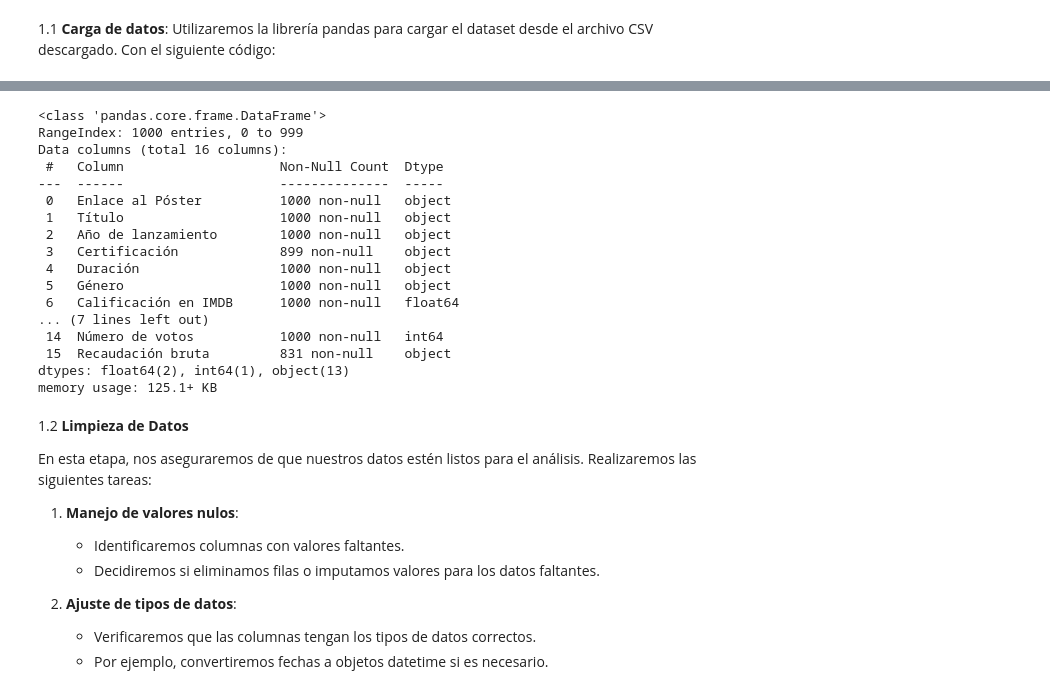
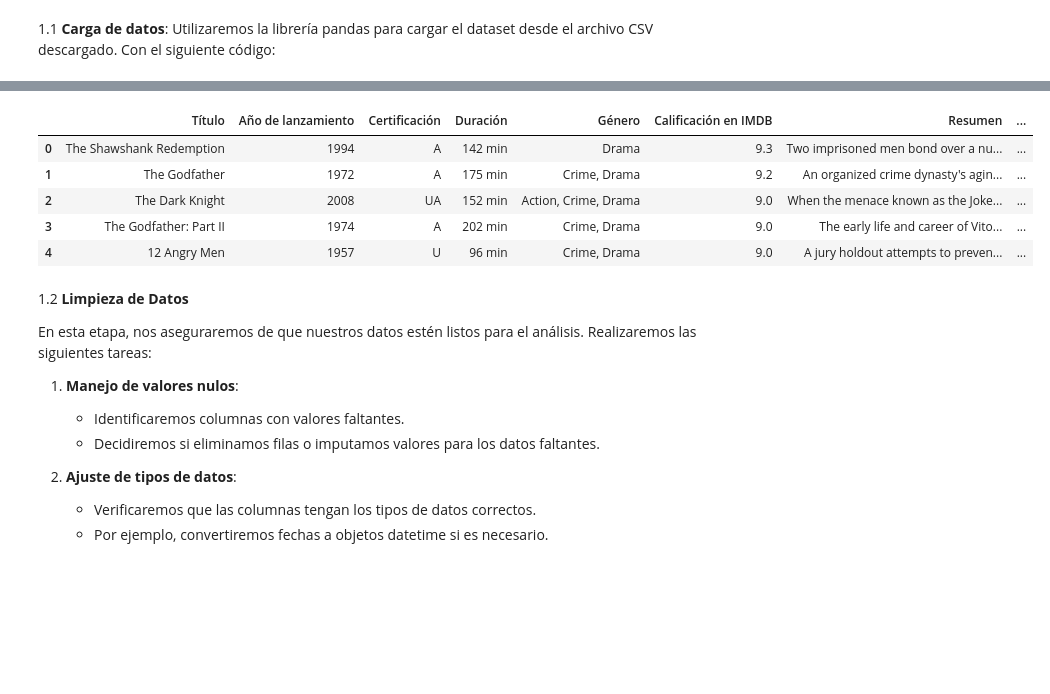
Before and after one commit to Dataniel31/Proyecto1-AnalisisDe-Pel-culasySeries-de-TVenIMDB, a Jupyter notebook: Proyecto1.ipynb, the cells around one changed output, grey strips where cells are left out. Drawn from its saved outputs; the diff is of its cells as text; code cells hidden in the pictures; blank space fills up the shorter version.

```diff
--- a/Proyecto1.ipynb
+++ b/Proyecto1.ipynb
@@ -43,36 +43,26 @@ df.head()
 | 3 | https://m.media-amazon.com/images... | The Godfather: Part II | 1974 | A | 202 min | Crime, Drama | 9.0 | The early life and career of Vito... | ... |
 | 4 | https://m.media-amazon.com/images... | 12 Angry Men | 1957 | U | 96 min | Crime, Drama | 9.0 | A jury holdout attempts to preven... | ... |
 # %%
-
-#Cambiar los encabezados de la tabla a español
+#Eliminamos las columnas que no necesitamos
+ColumnasA_eliminar= ['Poster_Link']
+df = df.drop(columns=ColumnasA_eliminar)
 df.columns = [
-    'Enlace al Póster', 'Título', 'Año de lanzamiento', 'Certificación',
+    'Título', 'Año de lanzamiento', 'Certificación',
     'Duración', 'Género', 'Calificación en IMDB', 'Resumen',
     'Puntuación en Metacritic', 'Director', 'Actor Principal 1',
     'Actor Principal 2', 'Actor Principal 3', 'Actor Principal 4',
     'Número de votos', 'Recaudación bruta'
 ]
 
-#Obtener el numero de filas no nulas y el tipo de dato
-df.info()
+
+df.head()
 # %% [output]
-<class 'pandas.core.frame.DataFrame'>
-RangeIndex: 1000 entries, 0 to 999
-Data columns (total 16 columns):
- #   Column                    Non-Null Count  Dtype
----  ------                    --------------  -----
- 0   Enlace al Póster          1000 non-null   object
- 1   Título                    1000 non-null   object
- 2   Año de lanzamiento        1000 non-null   object
- 3   Certificación             899 non-null    object
- 4   Duración                  1000 non-null   object
- 5   Género                    1000 non-null   object
- 6   Calificación en IMDB      1000 non-null   float64
-... (7 lines left out)
- 14  Número de votos           1000 non-null   int64
- 15  Recaudación bruta         831 non-null    object
-dtypes: float64(2), int64(1), object(13)
-memory usage: 125.1+ KB
+|  | Título | Año de lanzamiento | Certificación | Duración | Género | Calificación en IMDB | Resumen | ... |
+| 0 | The Shawshank Redemption | 1994 | A | 142 min | Drama | 9.3 | Two imprisoned men bond over a nu... | ... |
+| 1 | The Godfather | 1972 | A | 175 min | Crime, Drama | 9.2 | An organized crime dynasty's agin... | ... |
+| 2 | The Dark Knight | 2008 | UA | 152 min | Action, Crime, Drama | 9.0 | When the menace known as the Joke... | ... |
+| 3 | The Godfather: Part II | 1974 | A | 202 min | Crime, Drama | 9.0 | The early life and career of Vito... | ... |
+| 4 | 12 Angry Men | 1957 | U | 96 min | Crime, Drama | 9.0 | A jury holdout attempts to preven... | ... |
 # %% [markdown]
 1.2 **Limpieza de Datos**
 
```
Also changed, not shown: parts of 24 cells of this notebook.
